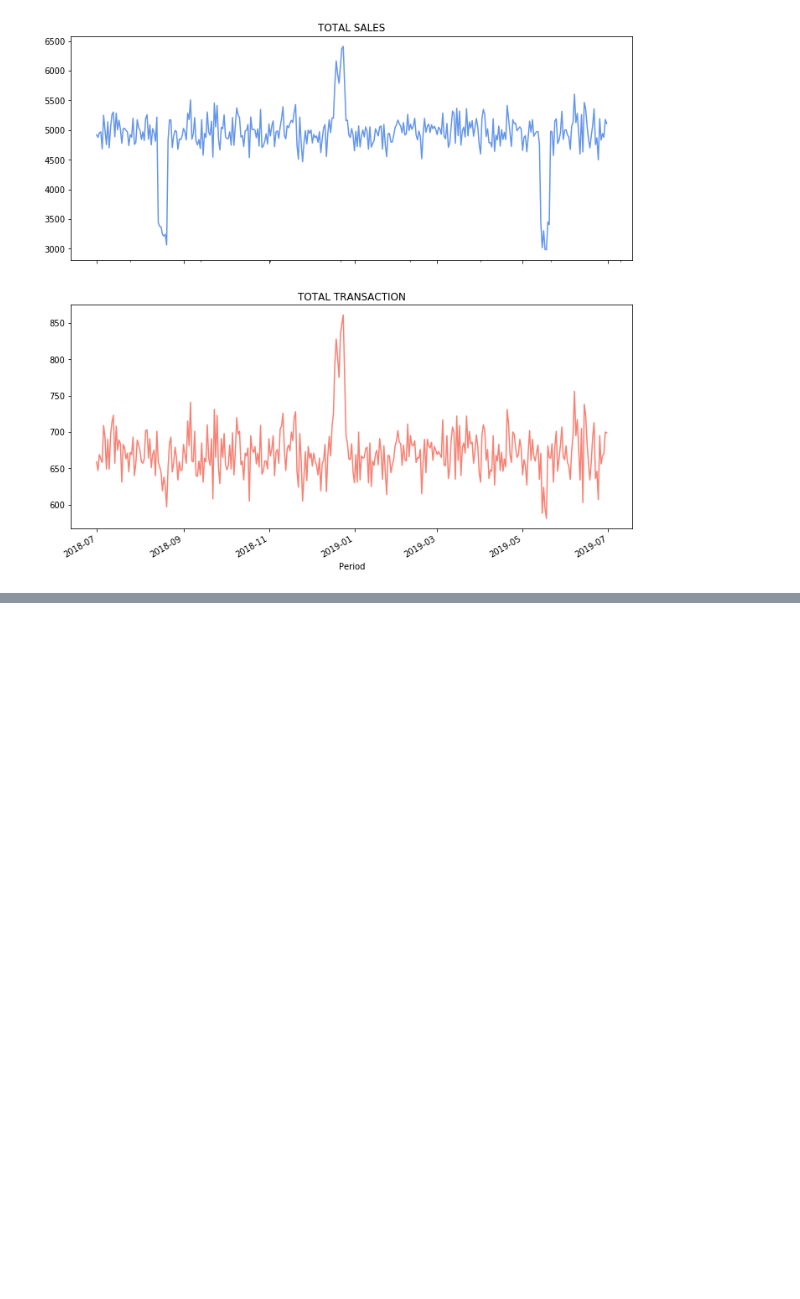
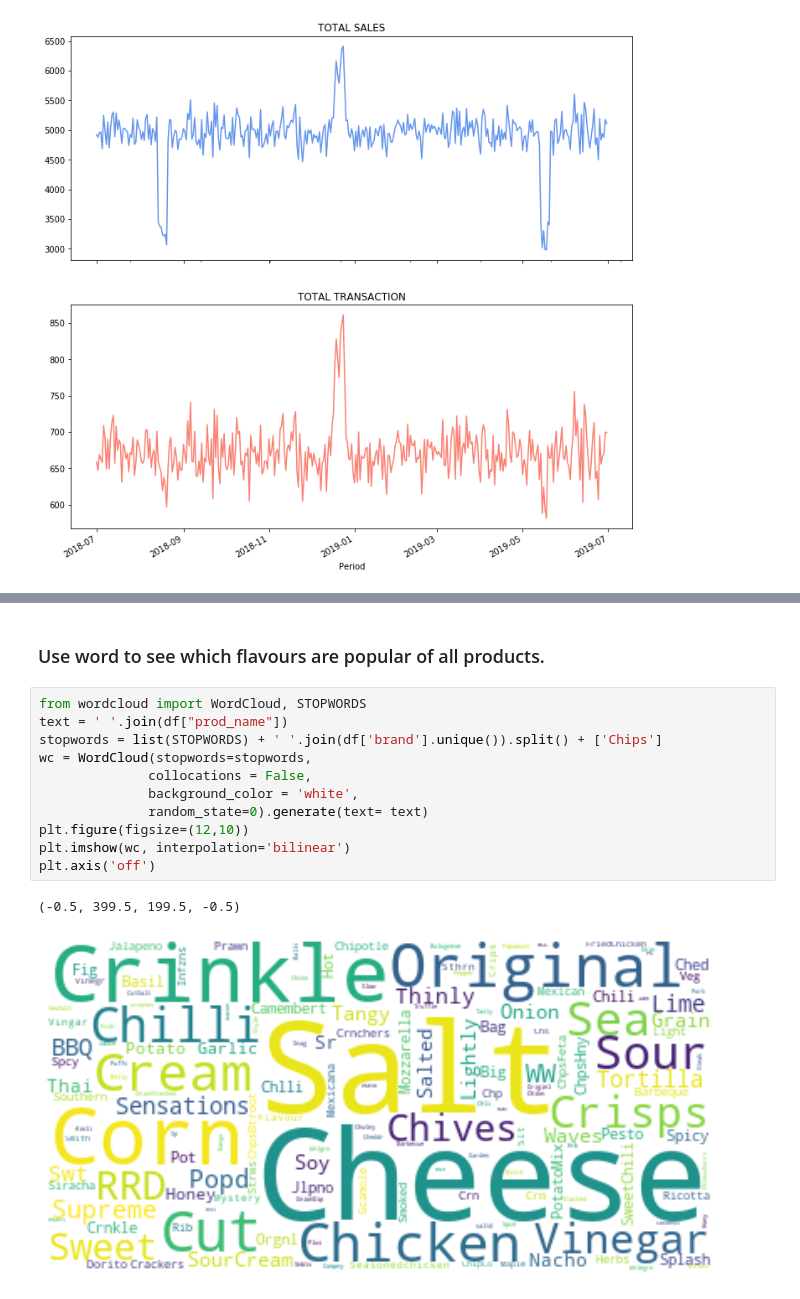
Before and after one commit to Sdbhagat1323/git_learning, a Jupyter notebook: Quantium_intership_project/Trans.ipynb, the cells around one changed output, grey strips where cells are left out. Cells and saved outputs as stored; diff of their text form; blank space fills up the shorter version.

```diff
--- a/Quantium_intership_project/Trans.ipynb
+++ b/Quantium_intership_project/Trans.ipynb
@@ -701,0 +783,16 @@ Text(0.5, 0, 'Period')
+# %% [markdown]
+### Use word to see which flavours are popular of all products.
+# %%
+from wordcloud import WordCloud, STOPWORDS
+text = ' '.join(df["prod_name"])
+stopwords = list(STOPWORDS) + ' '.join(df['brand'].unique()).split() + ['Chips']
+wc = WordCloud(stopwords=stopwords,
+              collocations = False,
+              background_color = 'white',
+              random_state=0).generate(text= text)
+plt.figure(figsize=(12,10))
+plt.imshow(wc, interpolation='bilinear')
+plt.axis('off')
+# %% [output]
+(-0.5, 399.5, 199.5, -0.5)
+[figure, added]
```
Also changed, not shown: parts of 30 cells of this notebook, 1 other file.
